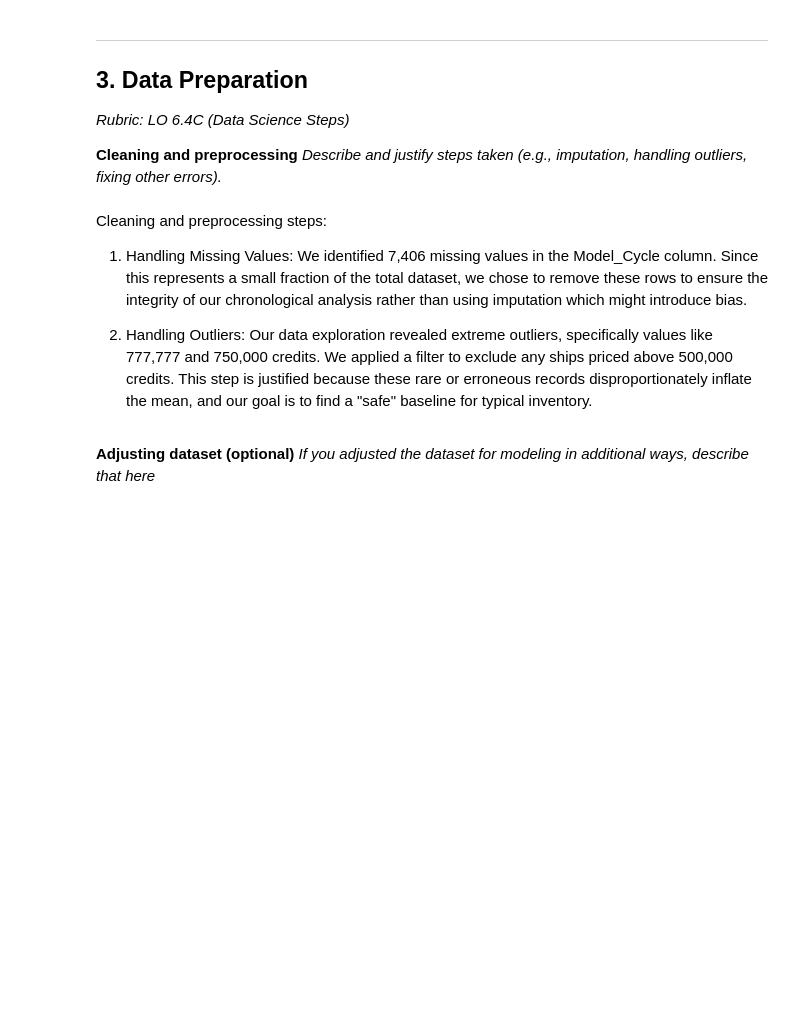
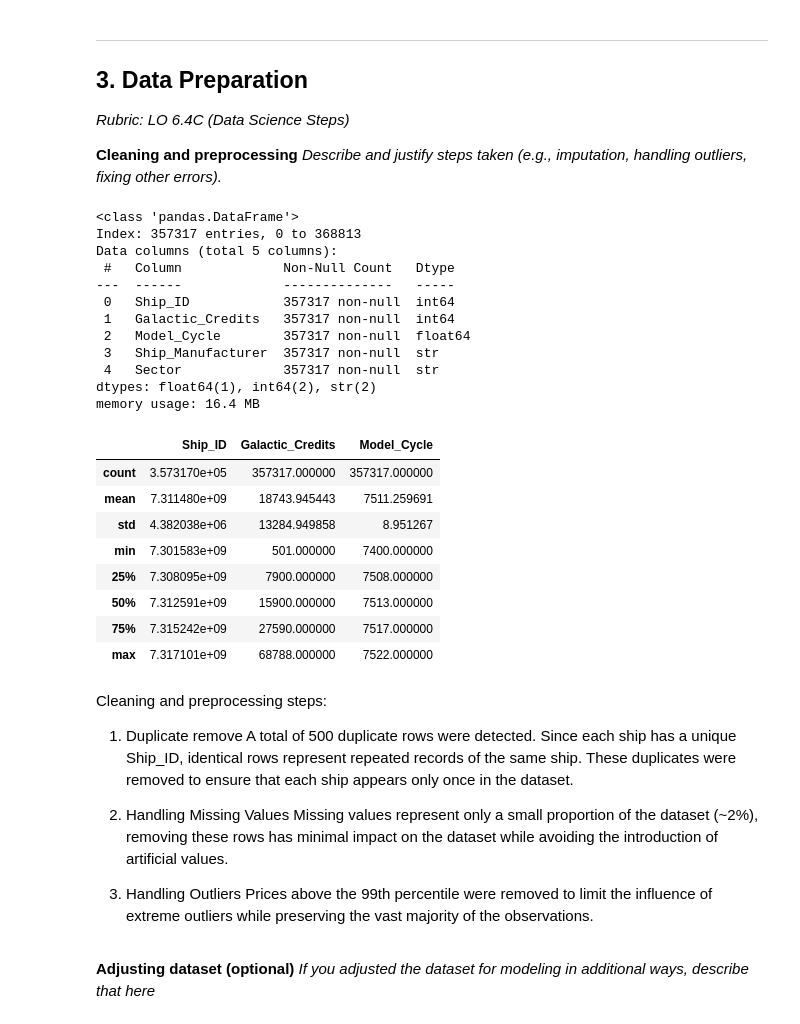
Before and after one commit to XueHu2222/Iterations, a Jupyter notebook: iteration-1/assignment_template_it1.ipynb, the cells around one changed output. Cells and saved outputs as stored; diff of their text form; code cells hidden in the pictures; blank space fills up the shorter version.

```diff
--- a/iteration-1/assignment_template_it1.ipynb
+++ b/iteration-1/assignment_template_it1.ipynb
@@ -147,14 +172,45 @@ Observations:
 *Describe and justify steps taken (e.g., imputation, handling outliers, fixing other errors).*
 # %%
 # CODE CELL: Data cleaning and preprocessing steps
-df_clean = df.dropna(subset=['Model_Cycle']).copy()
-
-df_prepared = df_clean[df_clean['Galactic_Credits'] < 500000].copy()
+df_clean = df.copy()
+df_clean = df_clean.drop_duplicates()
+df_clean = df_clean.dropna(subset=['Model_Cycle'])
+price_cap = df_clean['Galactic_Credits'].quantile(0.99)
+df_clean = df_clean[df_clean['Galactic_Credits'] <= price_cap]
+df_clean.info()
+df_clean.describe()
+# %% [output]
+<class 'pandas.DataFrame'>
+Index: 357317 entries, 0 to 368813
+Data columns (total 5 columns):
+ #   Column             Non-Null Count   Dtype
+---  ------             --------------   -----
+ 0   Ship_ID            357317 non-null  int64
+ 1   Galactic_Credits   357317 non-null  int64
+ 2   Model_Cycle        357317 non-null  float64
+ 3   Ship_Manufacturer  357317 non-null  str
+ 4   Sector             357317 non-null  str
+dtypes: float64(1), int64(2), str(2)
+memory usage: 16.4 MB
+|  | Ship_ID | Galactic_Credits | Model_Cycle |
+| count | 3.573170e+05 | 357317.000000 | 357317.000000 |
+| mean | 7.311480e+09 | 18743.945443 | 7511.259691 |
+| std | 4.382038e+06 | 13284.949858 | 8.951267 |
+| min | 7.301583e+09 | 501.000000 | 7400.000000 |
+| 25% | 7.308095e+09 | 7900.000000 | 7508.000000 |
+| 50% | 7.312591e+09 | 15900.000000 | 7513.000000 |
+| 75% | 7.315242e+09 | 27590.000000 | 7517.000000 |
+| max | 7.317101e+09 | 68788.000000 | 7522.000000 |
 # %% [markdown]
 Cleaning and preprocessing steps:
-1. Handling Missing Values: We identified 7,406 missing values in the Model_Cycle column. Since this represents a small fraction of the total dataset, we chose to remove these rows to ensure the integrity of our chronological analysis rather than using imputation which might introduce bias.
+1. Duplicate remove
+A total of 500 duplicate rows were detected. Since each ship has a unique Ship_ID, identical rows represent repeated records of the same ship. These duplicates were removed to ensure that each ship appears only once in the dataset.
 
-2. Handling Outliers: Our data exploration revealed extreme outliers, specifically values like 777,777 and 750,000 credits. We applied a filter to exclude any ships priced above 500,000 credits. This step is justified because these rare or erroneous records disproportionately inflate the mean, and our goal is to find a "safe" baseline for typical inventory.
+2. Handling Missing Values
+Missing values represent only a small proportion of the dataset (~2%), removing these rows has minimal impact on the dataset while avoiding the introduction of artificial values.
+
+3. Handling Outliers
+Prices above the 99th percentile were removed to limit the influence of extreme outliers while preserving the vast majority of the observations.
 # %% [markdown]
 **Adjusting dataset (optional)**
 *If you adjusted the dataset for modeling in additional ways, describe that here*
```
Also changed, not shown: parts of 8 cells of this notebook, 1 other file.
